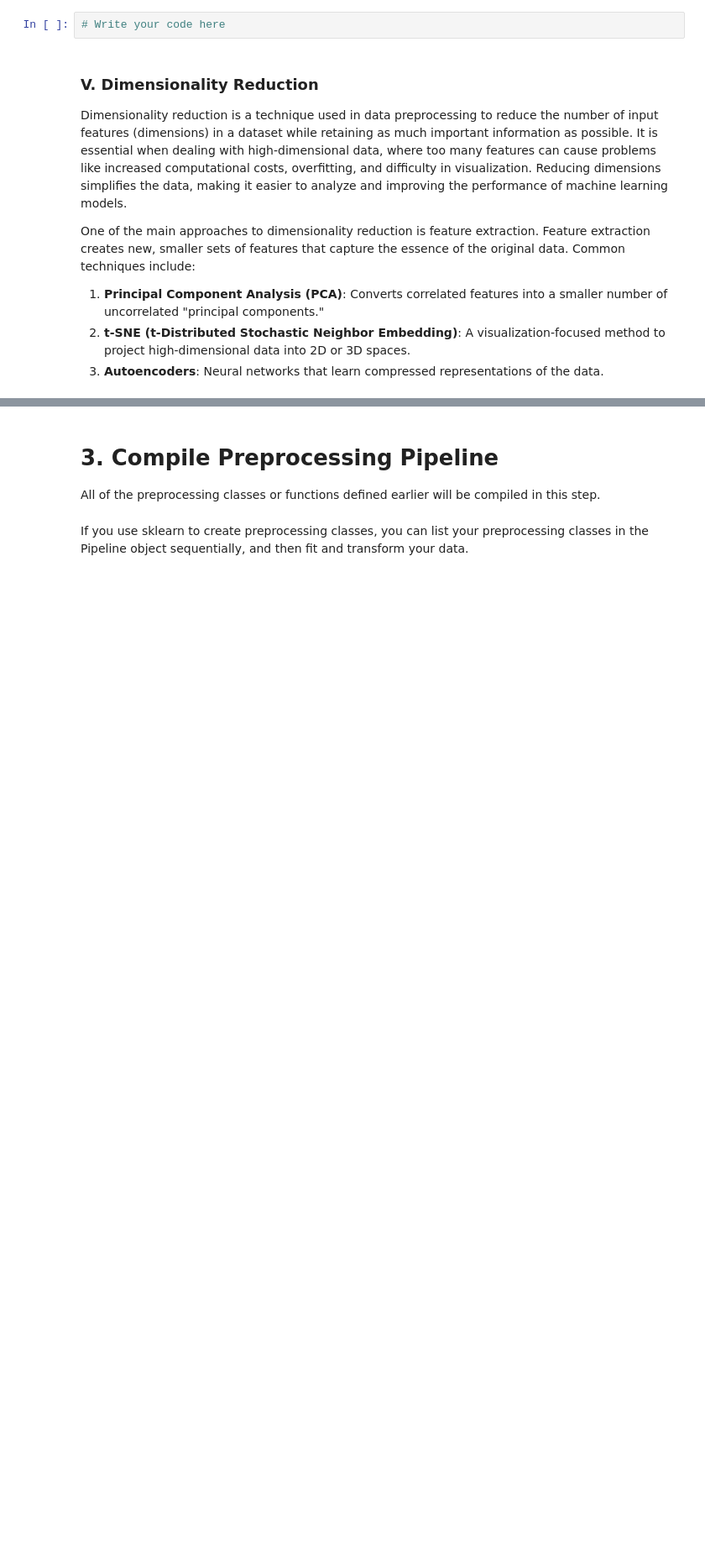
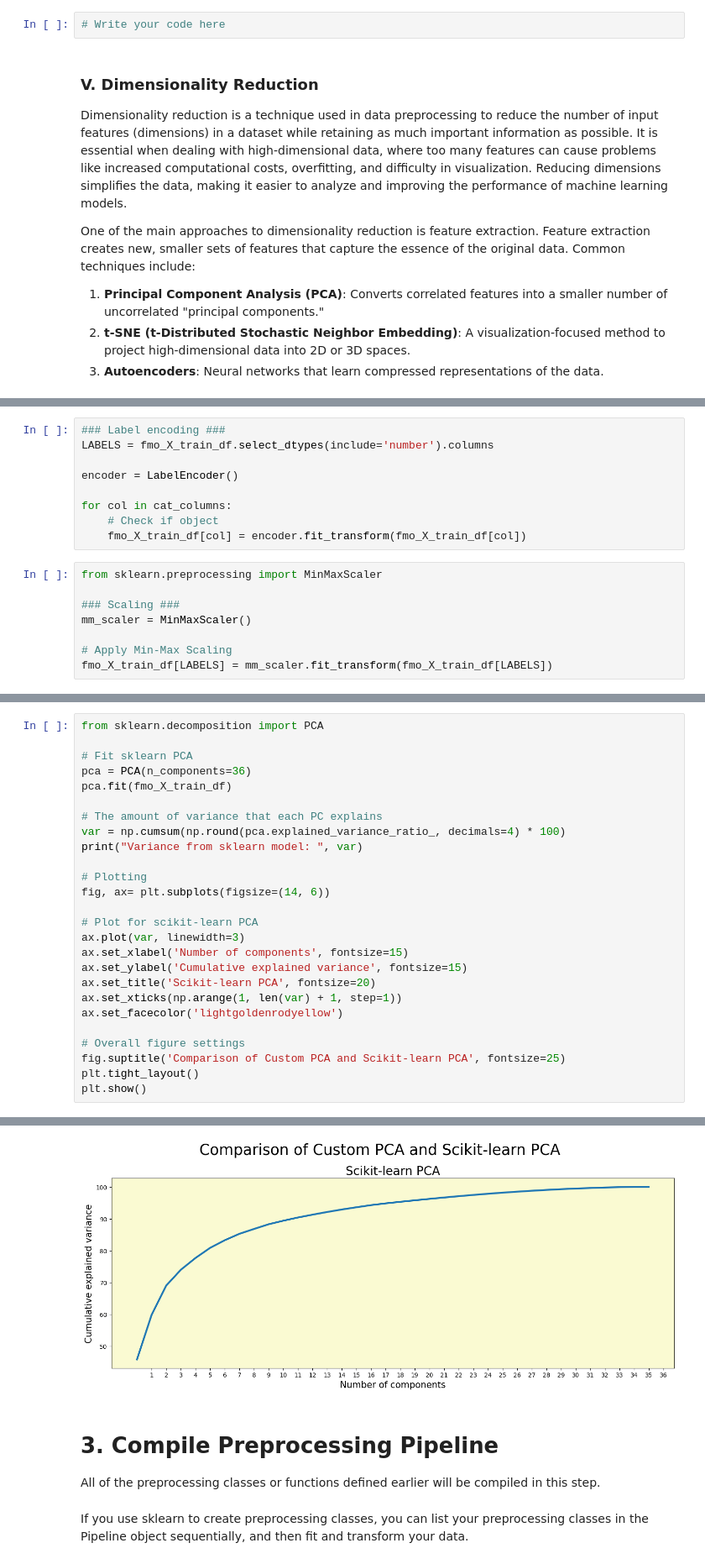
Before and after one commit to b33rk/Tubes2-AI, a Jupyter notebook: IF3170 Artificial Intelligence _ Tugas Besar 2 Notebook Template.ipynb, the cells around one changed output, grey strips where cells are left out. Shown at 84% size. Cells and saved outputs as stored; diff of their text form; blank space fills up the shorter version.

```diff
--- a/IF3170 Artificial Intelligence _ Tugas Besar 2 Notebook Template.ipynb
+++ b/IF3170 Artificial Intelligence _ Tugas Besar 2 Notebook Template.ipynb
@@ -667,0 +769,17 @@ One of the main approaches to dimensionality reduction is feature extraction. Fe
+# %%
+### Label encoding ###
+LABELS = fmo_X_train_df.select_dtypes(include='number').columns
+
+encoder = LabelEncoder()
+
+for col in cat_columns:
+    # Check if object
+    fmo_X_train_df[col] = encoder.fit_transform(fmo_X_train_df[col])
+# %%
+from sklearn.preprocessing import MinMaxScaler
+
+### Scaling ###
+mm_scaler = MinMaxScaler()
+
+# Apply Min-Max Scaling
+fmo_X_train_df[LABELS] = mm_scaler.fit_transform(fmo_X_train_df[LABELS])
@@ -667,0 +798,27 @@ One of the main approaches to dimensionality reduction is feature extraction. Fe
+# %%
+from sklearn.decomposition import PCA
+
+# Fit sklearn PCA
+pca = PCA(n_components=36)
+pca.fit(fmo_X_train_df)
+
+# The amount of variance that each PC explains
+var = np.cumsum(np.round(pca.explained_variance_ratio_, decimals=4) * 100)
+print("Variance from sklearn model: ", var)
+
+# Plotting
+fig, ax= plt.subplots(figsize=(14, 6))
+
+# Plot for scikit-learn PCA
+ax.plot(var, linewidth=3)
+ax.set_xlabel('Number of components', fontsize=15)
+ax.set_ylabel('Cumulative explained variance', fontsize=15)
+ax.set_title('Scikit-learn PCA', fontsize=20)
+ax.set_xticks(np.arange(1, len(var) + 1, step=1))
+ax.set_facecolor('lightgoldenrodyellow')
+
+# Overall figure settings
+fig.suptitle('Comparison of Custom PCA and Scikit-learn PCA', fontsize=25)
+plt.tight_layout()
+plt.show()
+# %% [output]
@@ -668,3 +829,4 @@ One of the main approaches to dimensionality reduction is feature extraction. Fe
+[figure, added]
 # %% [markdown]
 # 3. Compile Preprocessing Pipeline
 
```
Also changed, not shown: parts of 33 cells of this notebook, 5 other files.
